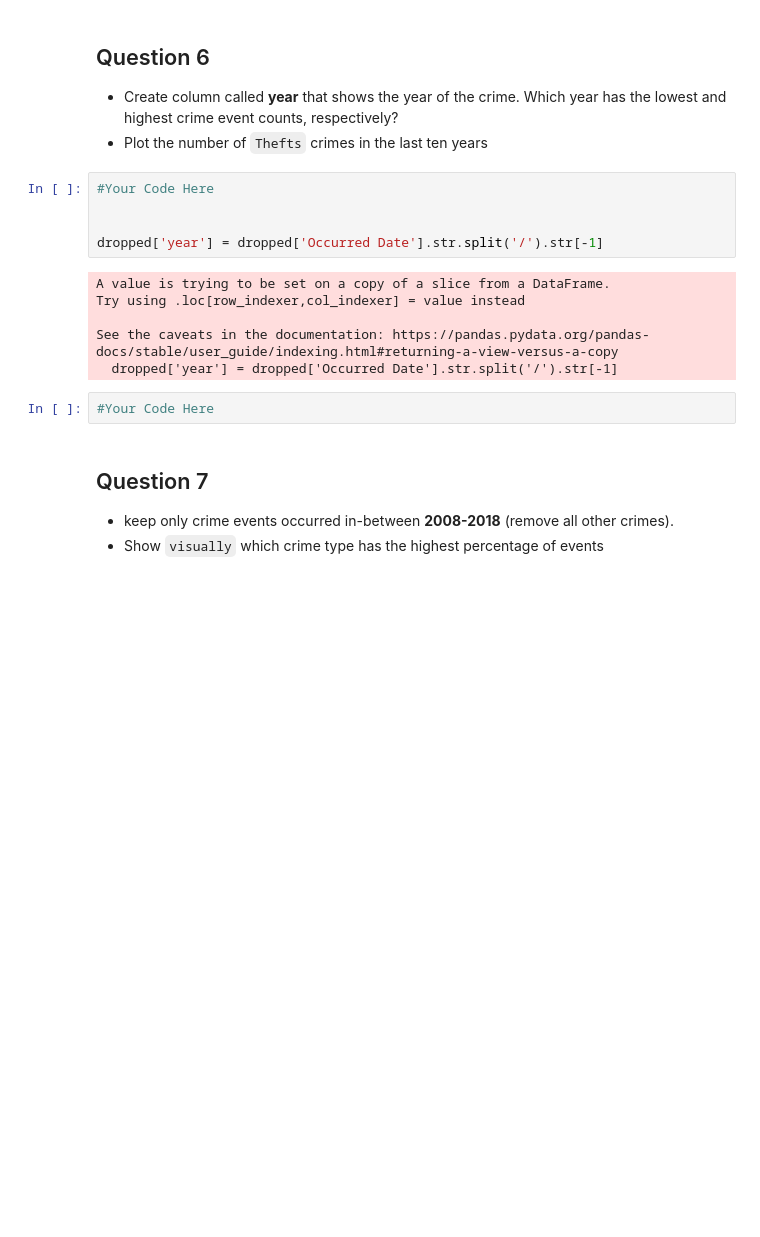
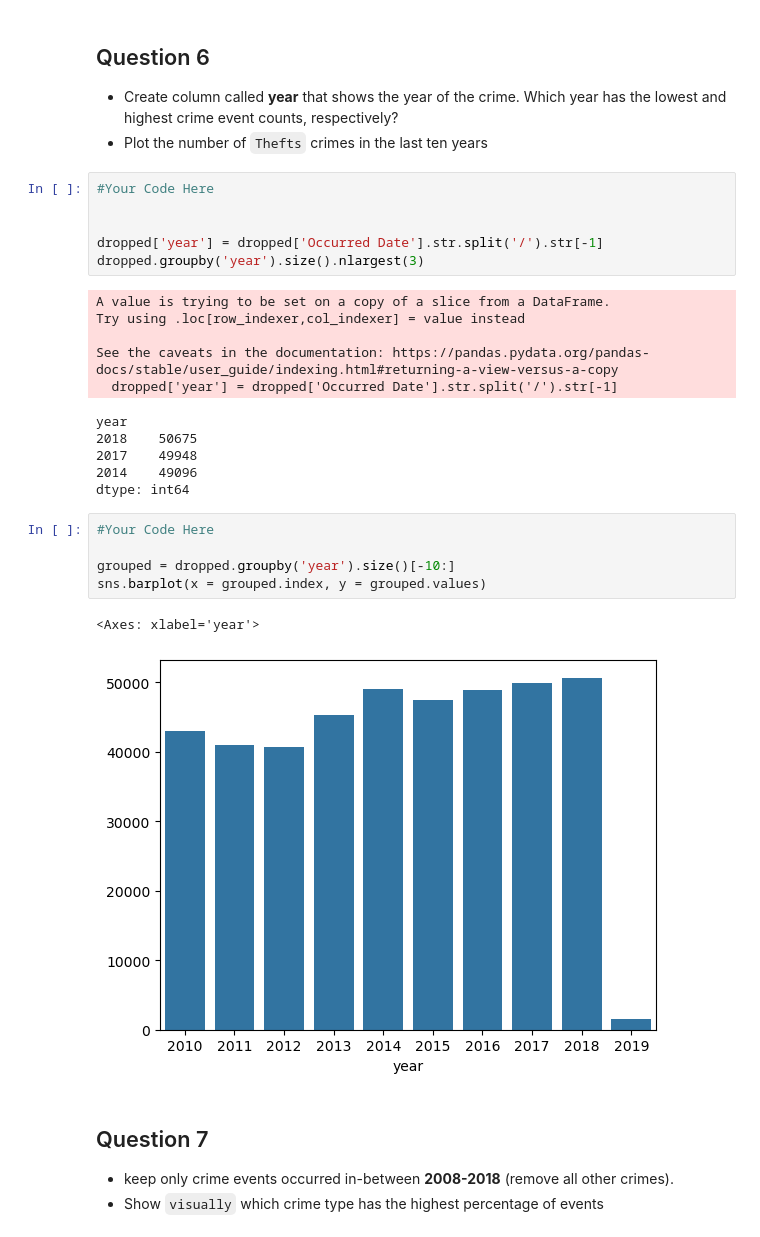
Before and after one commit to gkbichara/Programming-Tools, a Jupyter notebook: Assignment5/Assignment05.ipynb, the cells around one changed output. Saved outputs shown, nothing was run; the diff lists cells and outputs as text; blank space fills up the shorter version.

```diff
--- a/Assignment5/Assignment05.ipynb
+++ b/Assignment5/Assignment05.ipynb
@@ -164,14 +164,26 @@ plt.tight_layout()  # Adjust layout to prevent label cutoff
 
 
 dropped['year'] = dropped['Occurred Date'].str.split('/').str[-1]
+dropped.groupby('year').size().nlargest(3)
 # %% [output]
 A value is trying to be set on a copy of a slice from a DataFrame.
 Try using .loc[row_indexer,col_indexer] = value instead
 
 See the caveats in the documentation: https://pandas.pydata.org/pandas-docs/stable/user_guide/indexing.html#returning-a-view-versus-a-copy
   dropped['year'] = dropped['Occurred Date'].str.split('/').str[-1]
+year
+2018    50675
+2017    49948
+2014    49096
+dtype: int64
-# %%
-#Your Code Here
+# %%
+#Your Code Here
+
+grouped = dropped.groupby('year').size()[-10:]
+sns.barplot(x = grouped.index, y = grouped.values)
+# %% [output]
+<Axes: xlabel='year'>
+[figure, added]
 # %% [markdown]
 ## Question 7
 - keep only crime events occurred in-between **2008-2018** (remove all other crimes).
```
